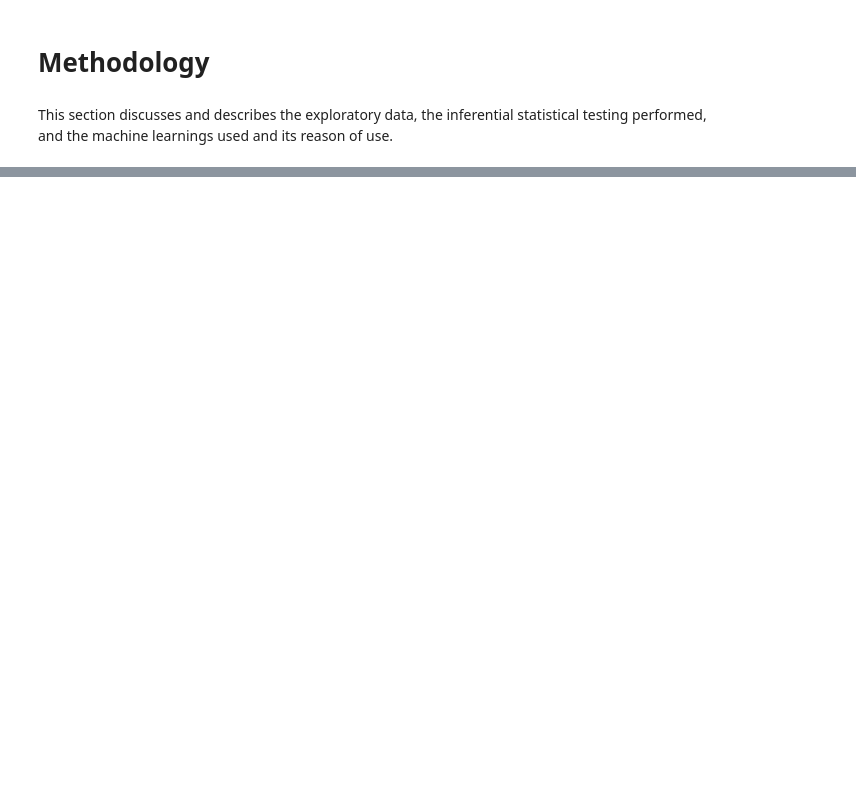
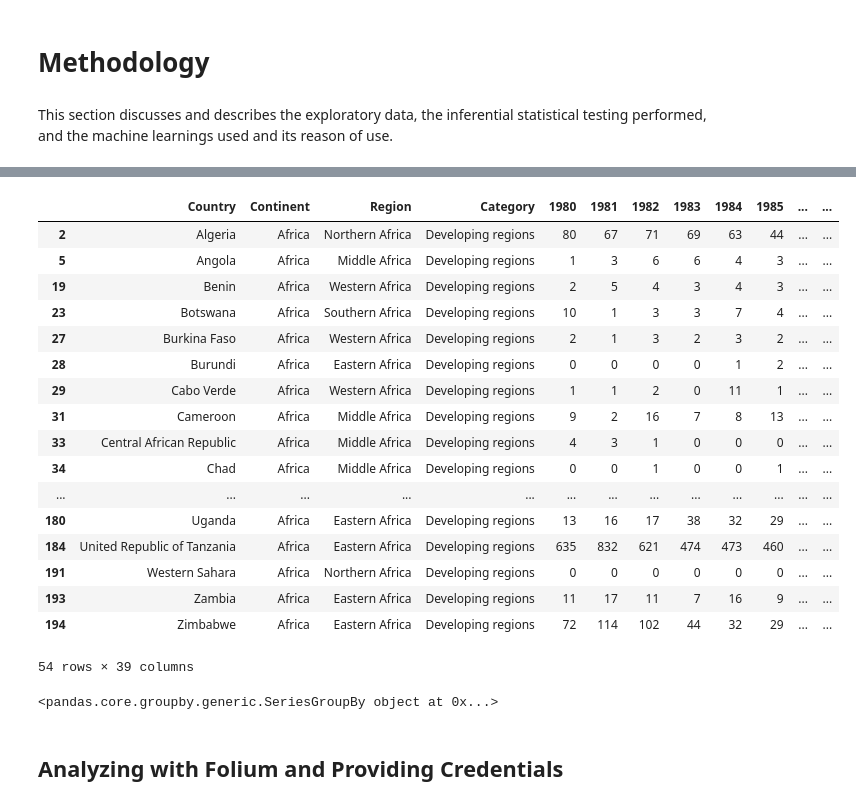
Before and after one commit to amvillamorjr/Capstone_Project_in_Coursera, a Jupyter notebook: Week 5 - Final Project - Data Science copy 1.ipynb, the cells around one changed output, grey strips where cells are left out. Drawn from its saved outputs; the diff is of its cells as text; code cells hidden in the pictures; blank space fills up the shorter version.

```diff
--- a/Week 5 - Final Project - Data Science copy 1.ipynb
+++ b/Week 5 - Final Project - Data Science copy 1.ipynb
@@ -72,0 +57,13 @@ FileNotFoundError: [Errno 2] No such file or directory: 'Canada_Immigration.xlsx
+# %%
+df = pd.DataFrame (df_data_0)
+df = df.drop ("Type", 1)
+df = df.drop ("Coverage" , 1)
+df = df.drop ("AREA", 1)
+df = df.drop ("REG" , 1)
+df = df.drop ("DEV" , 1)
+df.drop(df.index[[195,196]] , inplace=True)
+df.rename(columns={'OdName': 'Country'}, inplace=True)
+df.rename(columns={'AreaName': 'Continent'}, inplace=True)
+df.rename(columns={'RegName' : 'Region'}, inplace=True)
+df.rename(columns={'DevName' : 'Category'}, inplace=True)
+df.head ()
@@ -72,0 +80,7 @@ FileNotFoundError: [Errno 2] No such file or directory: 'Canada_Immigration.xlsx
+# %%
+df['TOTAL'] = df.apply(lambda x: x['1980'] + x['1981'] + x['1982']+ x['1983']+ x['1984']  + x['1985']+ x['1986']+ x['1987']+ x['1988']+ x['1980']\
+                       + x['1990']+ x['1991']+ x['1992']+ x['1993']+ x['1994']+ x['1995']+ x['1996']+ x['1997']+ x['1998']+ x['1999']+ x['2000']\
+                       + x['2001']+ x['2002']+ x['2003']+ x['2004']+ x['2005']+ x['2006']+ x['2007']+ x['2008']+ x['2009']+ x['2010']+ x['2011']\
+                       + x['2012']+ x['2013'],axis=1)
+
+df.loc[1:38, ['Country', 'TOTAL']]
@@ -72,0 +108,29 @@ FileNotFoundError: [Errno 2] No such file or directory: 'Canada_Immigration.xlsx
+# %%
+df[(df.values  == "Africa" ) ]
+# %% [output]
+|  | Country | Continent | Region | Category | 1980 | 1981 | 1982 | 1983 | 1984 | 1985 | ... | ... |
+| 2 | Algeria | Africa | Northern Africa | Developing regions | 80 | 67 | 71 | 69 | 63 | 44 | ... | ... |
+| 5 | Angola | Africa | Middle Africa | Developing regions | 1 | 3 | 6 | 6 | 4 | 3 | ... | ... |
+| 19 | Benin | Africa | Western Africa | Developing regions | 2 | 5 | 4 | 3 | 4 | 3 | ... | ... |
+| 23 | Botswana | Africa | Southern Africa | Developing regions | 10 | 1 | 3 | 3 | 7 | 4 | ... | ... |
+| 27 | Burkina Faso | Africa | Western Africa | Developing regions | 2 | 1 | 3 | 2 | 3 | 2 | ... | ... |
+| 28 | Burundi | Africa | Eastern Africa | Developing regions | 0 | 0 | 0 | 0 | 1 | 2 | ... | ... |
+| 29 | Cabo Verde | Africa | Western Africa | Developing regions | 1 | 1 | 2 | 0 | 11 | 1 | ... | ... |
+| 31 | Cameroon | Africa | Middle Africa | Developing regions | 9 | 2 | 16 | 7 | 8 | 13 | ... | ... |
+| 33 | Central African Republic | Africa | Middle Africa | Developing regions | 4 | 3 | 1 | 0 | 0 | 0 | ... | ... |
+| 34 | Chad | Africa | Middle Africa | Developing regions | 0 | 0 | 1 | 0 | 0 | 1 | ... | ... |
+| ... | ... | ... | ... | ... | ... | ... | ... | ... | ... | ... | ... | ... |
+| 180 | Uganda | Africa | Eastern Africa | Developing regions | 13 | 16 | 17 | 38 | 32 | 29 | ... | ... |
+| 184 | United Republic of Tanzania | Africa | Eastern Africa | Developing regions | 635 | 832 | 621 | 474 | 473 | 460 | ... | ... |
+| 191 | Western Sahara | Africa | Northern Africa | Developing regions | 0 | 0 | 0 | 0 | 0 | 0 | ... | ... |
+| 193 | Zambia | Africa | Eastern Africa | Developing regions | 11 | 17 | 11 | 7 | 16 | 9 | ... | ... |
+| 194 | Zimbabwe | Africa | Eastern Africa | Developing regions | 72 | 114 | 102 | 44 | 32 | 29 | ... | ... |
+54 rows × 39 columns
+# %%
+total_by_continent = df['TOTAL'].groupby(df['Continent'])
+
+print (total_by_continent)
+# %% [output]
+<pandas.core.groupby.generic.SeriesGroupBy object at 0x...>
+# %% [markdown]
+## Analyzing with Folium and Providing Credentials
```
Also changed, not shown: parts of 46 cells of this notebook.
